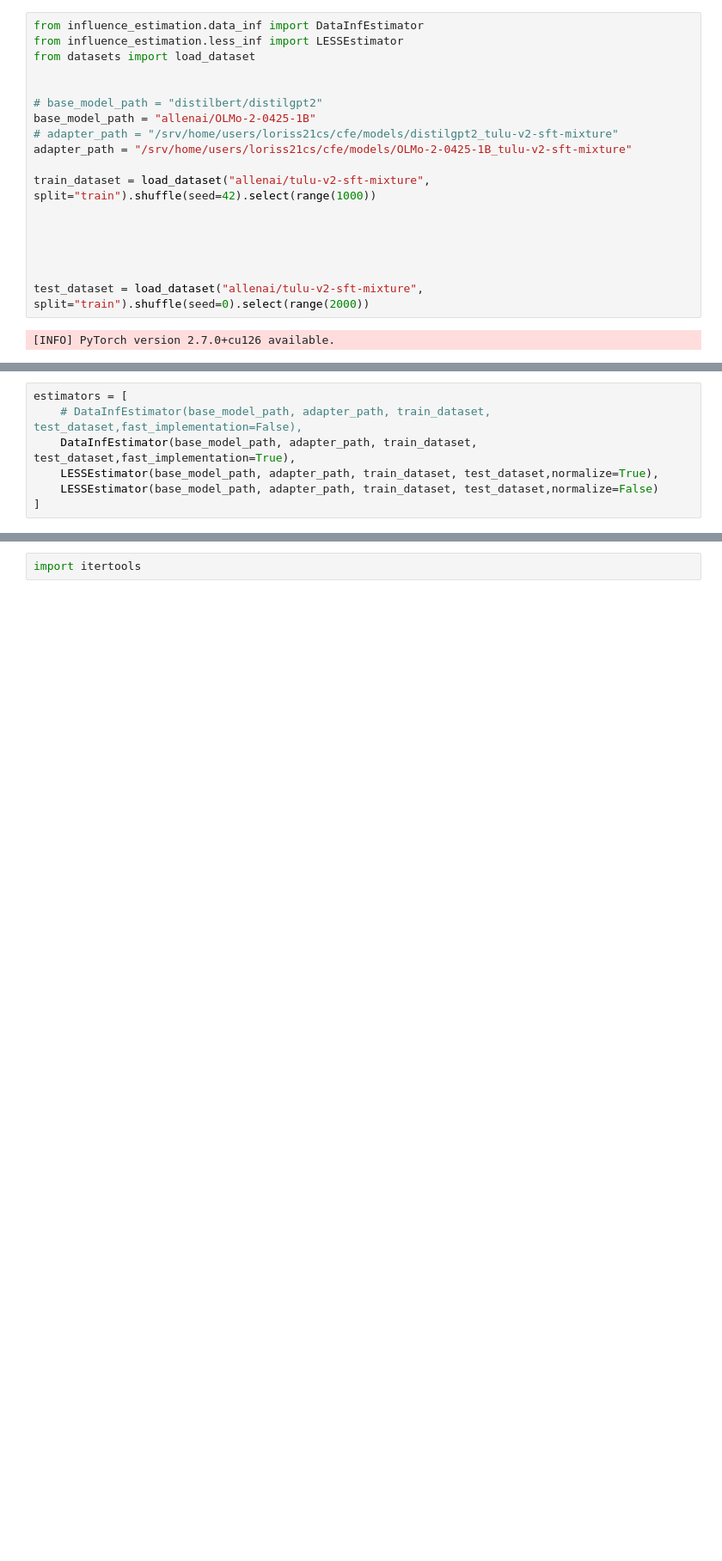
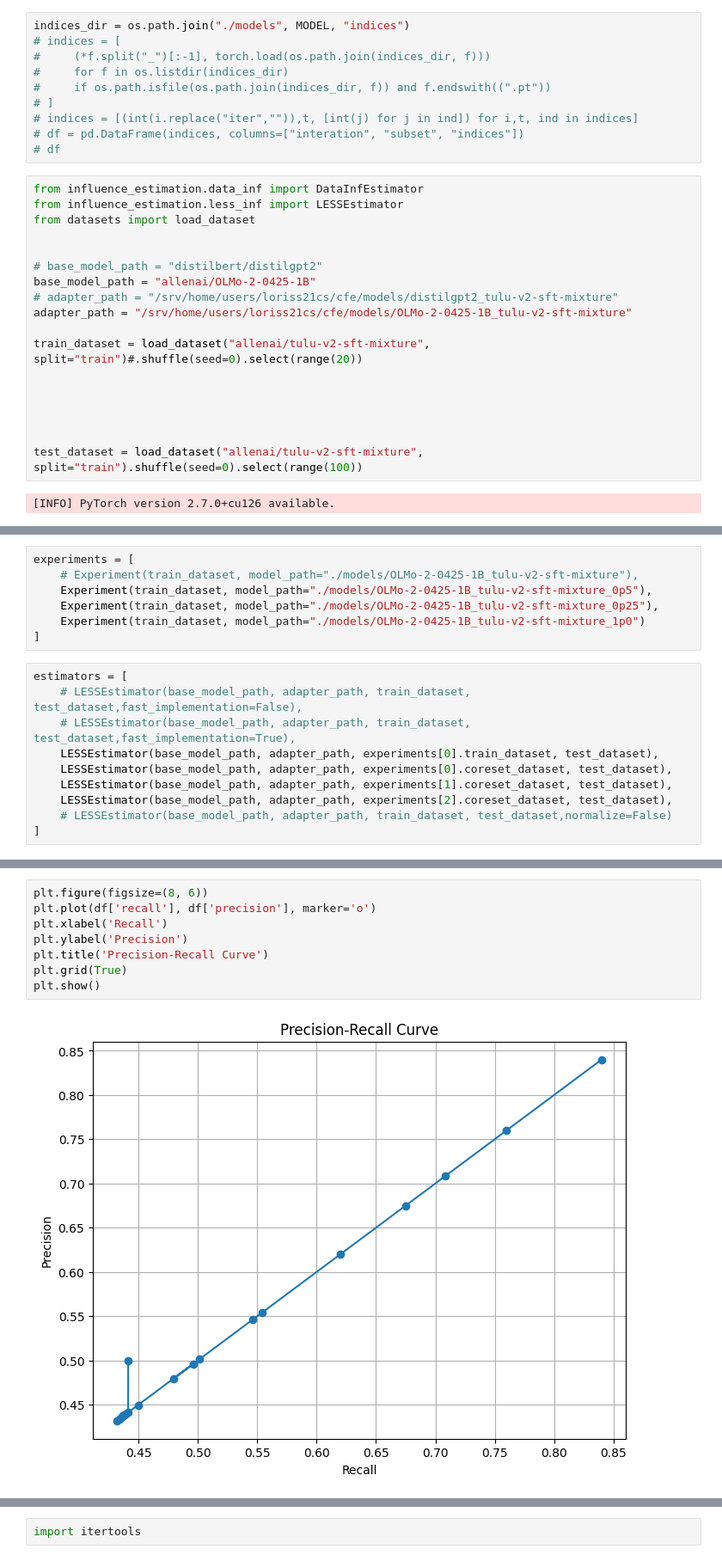
Before and after one commit to loris3/ceelm, a Jupyter notebook: run.ipynb, the cells around one changed output, grey strips where cells are left out. Shown at 86% size. Cells and saved outputs as stored; diff of their text form; blank space fills up the shorter version.

```diff
--- a/run.ipynb
+++ b/run.ipynb
@@ -14,3 +23,13 @@ import matplotlib.pyplot as plt
+# %%
+indices_dir = os.path.join("./models", MODEL, "indices")
+# indices = [
+#     (*f.split("_")[:-1], torch.load(os.path.join(indices_dir, f)))
+#     for f in os.listdir(indices_dir)
+#     if os.path.isfile(os.path.join(indices_dir, f)) and f.endswith((".pt"))
+# ]
+# indices = [(int(i.replace("iter","")),t, [int(j) for j in ind]) for i,t, ind in indices]
+# df = pd.DataFrame(indices, columns=["interation", "subset", "indices"])
+# df
 # %%
 from influence_estimation.data_inf import DataInfEstimator
 from influence_estimation.less_inf import LESSEstimator
@@ -22,12 +41,12 @@ base_model_path = "allenai/OLMo-2-0425-1B"
 # adapter_path = "/srv/home/users/loriss21cs/cfe/models/distilgpt2_tulu-v2-sft-mixture"
 adapter_path = "/srv/home/users/loriss21cs/cfe/models/OLMo-2-0425-1B_tulu-v2-sft-mixture"
 
-train_dataset = load_dataset("allenai/tulu-v2-sft-mixture", split="train").shuffle(seed=42).select(range(1000))
+train_dataset = load_dataset("allenai/tulu-v2-sft-mixture", split="train")#.shuffle(seed=0).select(range(20))
 
 
 
 
 
-test_dataset = load_dataset("allenai/tulu-v2-sft-mixture", split="train").shuffle(seed=0).select(range(2000))
+test_dataset = load_dataset("allenai/tulu-v2-sft-mixture", split="train").shuffle(seed=0).select(range(100))
 # %% [output]
 [INFO] PyTorch version 2.7.0+cu126 available.
@@ -34,7 +99,17 @@ test_dataset = load_dataset("allenai/tulu-v2-sft-mixture", split="train").shuffl
+# %%
+experiments = [
+    # Experiment(train_dataset, model_path="./models/OLMo-2-0425-1B_tulu-v2-sft-mixture"),
+    Experiment(train_dataset, model_path="./models/OLMo-2-0425-1B_tulu-v2-sft-mixture_0p5"),
+    Experiment(train_dataset, model_path="./models/OLMo-2-0425-1B_tulu-v2-sft-mixture_0p25"),
+    Experiment(train_dataset, model_path="./models/OLMo-2-0425-1B_tulu-v2-sft-mixture_1p0")
+]
 # %%
 estimators = [
-    # DataInfEstimator(base_model_path, adapter_path, train_dataset, test_dataset,fast_implementation=False),
-    DataInfEstimator(base_model_path, adapter_path, train_dataset, test_dataset,fast_implementation=True),
-    LESSEstimator(base_model_path, adapter_path, train_dataset, test_dataset,normalize=True),
-    LESSEstimator(base_model_path, adapter_path, train_dataset, test_dataset,normalize=False)
+    # LESSEstimator(base_model_path, adapter_path, train_dataset, test_dataset,fast_implementation=False),
+    # LESSEstimator(base_model_path, adapter_path, train_dataset, test_dataset,fast_implementation=True),
+    LESSEstimator(base_model_path, adapter_path, experiments[0].train_dataset, test_dataset),
+    LESSEstimator(base_model_path, adapter_path, experiments[0].coreset_dataset, test_dataset),
+    LESSEstimator(base_model_path, adapter_path, experiments[1].coreset_dataset, test_dataset),
+    LESSEstimator(base_model_path, adapter_path, experiments[2].coreset_dataset, test_dataset),
+    # LESSEstimator(base_model_path, adapter_path, train_dataset, test_dataset,normalize=False)
 ]
@@ -42,0 +552,10 @@ NameError: name 'torch' is not defined
+# %%
+plt.figure(figsize=(8, 6))
+plt.plot(df['recall'], df['precision'], marker='o')
+plt.xlabel('Recall')
+plt.ylabel('Precision')
+plt.title('Precision-Recall Curve')
+plt.grid(True)
+plt.show()
+# %% [output]
+[figure, added]
```
Also changed, not shown: parts of 21 cells of this notebook, 16 other files.
